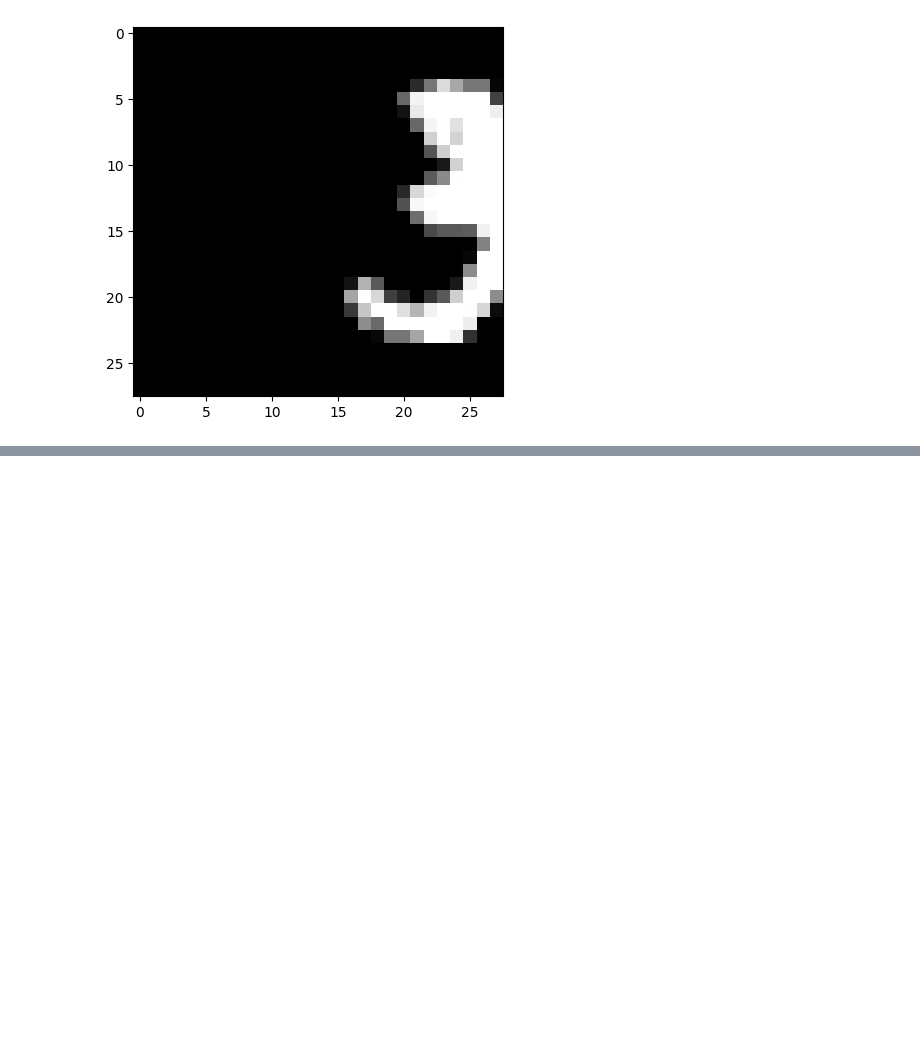
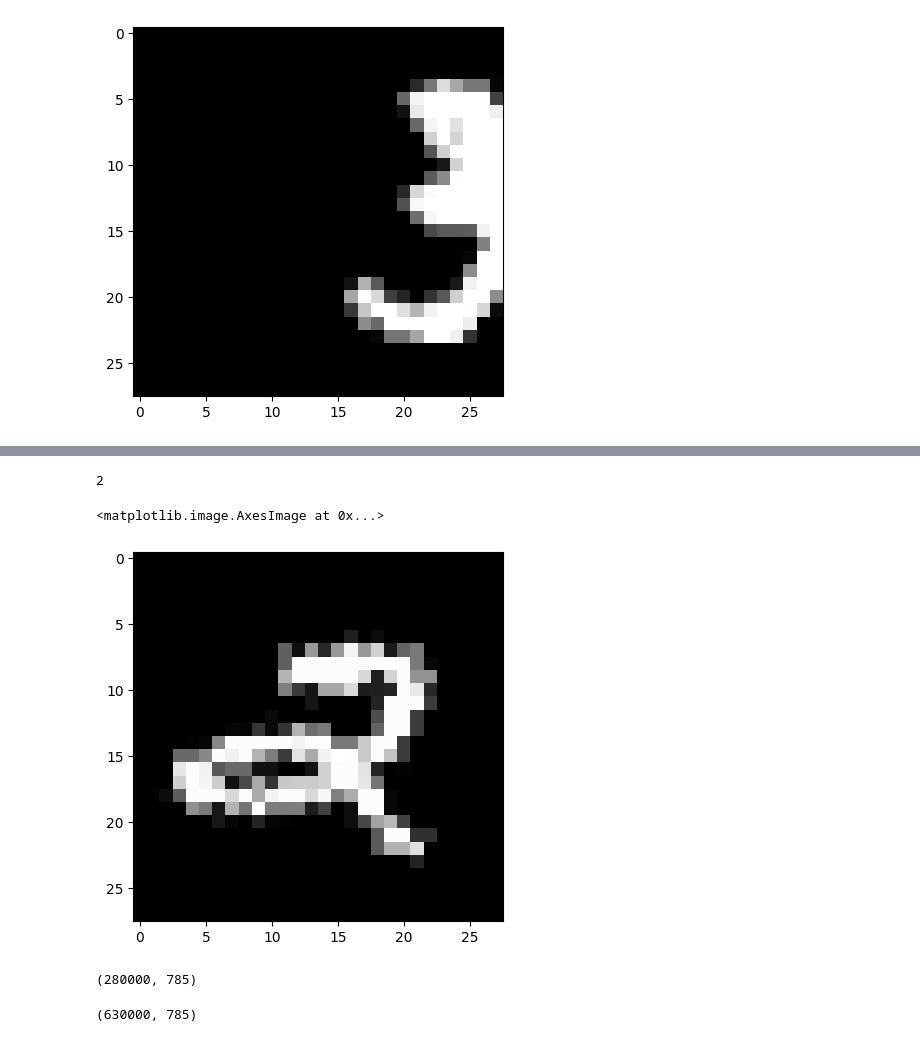
Before and after one commit to berkasin01/mnist_digit_classifier, a Jupyter notebook: mnist_cnn.ipynb, the cells around one changed output, grey strips where cells are left out. Cells and saved outputs as stored; diff of their text form; code cells hidden in the pictures; blank space fills up the shorter version.

```diff
--- a/mnist_cnn.ipynb
+++ b/mnist_cnn.ipynb
@@ -51,3 +51,6 @@ from matplotlib import pyplot as plt
 # %%
 data = mnist["data"]
 target = mnist["target"]
+# %%
+data_target_merged = pd.concat([data,target], axis=1)
+data_target_merged
@@ -100,9 +117,10 @@ import pandas as pd
 
 def rand_rot_img_df(dataset,max_degree,min_degree,amount_of_rots):
     new_rows = []
-    for i in range(3):
+    for i in range(dataset.shape[0]):
         img_cols = dataset.iloc[i,:].values
-        img = img_cols.reshape(28,28)
+        img_label = dataset.iloc[i,-1]
+        img = img_cols[:-1].reshape(28,28)
         img = img.astype("uint8")
         for c in range(amount_of_rots):
             random_i = random.randint(int(max_degree),int(min_degree))
@@ -112,9 +130,11 @@ def rand_rot_img_df(dataset,max_degree,min_degree,amount_of_rots):
                 ])
             rotated_img = Rotate_Transformation(img)
             img_flat = np.array(rotated_img).flatten()
-            new_rows.append(pd.Series(img_flat, index=dataset.columns))
+            img_flat_with_label = np.append(img_flat, img_label)
+            new_rows.append(pd.Series(img_flat_with_label, index=dataset.columns))
     augmented_df = pd.DataFrame(new_rows)
     return augmented_df
 # %%
-rand_rot_img_df(data,0,60,4)
+rotated_imgs = rand_rot_img_df(data_target_merged,0,60,4)
+rotated_imgs.shape
 # %% [output]
@@ -134,0 +152,10 @@ rand_rot_img_df(data,0,60,4)
+# %%
+first_img = rotated_imgs.iloc[20,:].values
+arr = first_img[:-1]
+print(first_img[-1])
+img = arr.reshape(28,28).astype(float)
+plt.imshow(img,cmap="gray")
+# %% [output]
+2
+<matplotlib.image.AxesImage at 0x...>
+[figure, added]
@@ -134,0 +178,10 @@ rand_rot_img_df(data,0,60,4)
+# %%
+shifted_imgs = shift_pixels(data_target_merged,5,10,4)
+shifted_imgs.shape
+# %% [output]
+(280000, 785)
+# %%
+merged_df = pd.concat([data_target_merged,shifted_imgs,rotated_imgs],axis=0)
+merged_df.shape
+# %% [output]
+(630000, 785)
```
Also changed, not shown: parts of 7 cells of this notebook.
